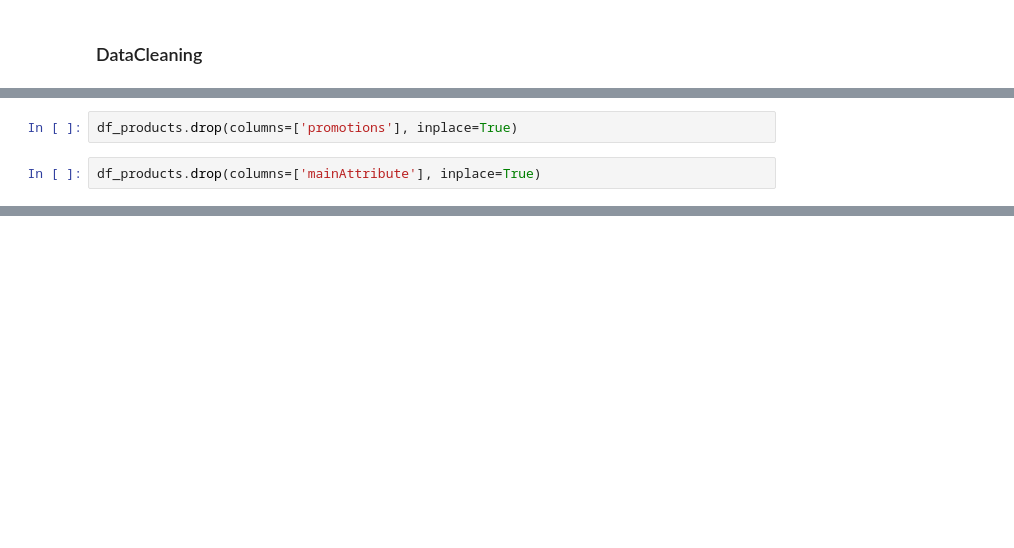
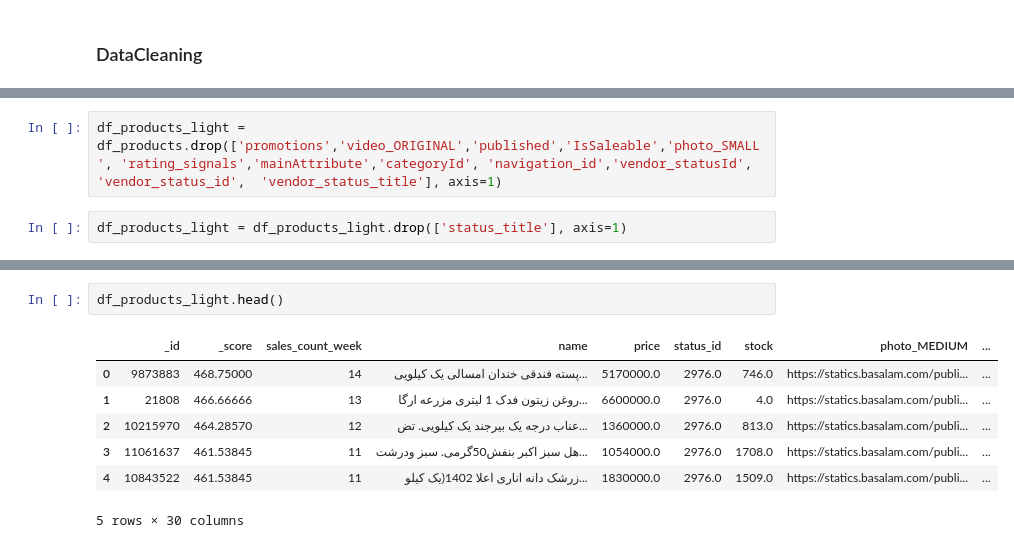
Before and after one commit to AmiinGholami/Basalam, a Jupyter notebook: Project.ipynb, the cells around one changed output, grey strips where cells are left out. Drawn from its saved outputs; the diff is of its cells as text; blank space fills up the shorter version.

```diff
--- a/Project.ipynb
+++ b/Project.ipynb
@@ -129,4 +126,4 @@ df_products.drop(columns=['video_ORIGINAL'], inplace=True)
-# %%
-df_products.drop(columns=['promotions'], inplace=True)
-# %%
-df_products.drop(columns=['mainAttribute'], inplace=True)
+# %%
+df_products_light = df_products.drop(['promotions','video_ORIGINAL','published','IsSaleable','photo_SMALL', 'rating_signals','mainAttribute','categoryId', 'navigation_id','vendor_statusId', 'vendor_status_id',  'vendor_status_title'], axis=1)
+# %%
+df_products_light = df_products_light.drop(['status_title'], axis=1)
@@ -132,0 +150,10 @@ df_products.drop(columns=['mainAttribute'], inplace=True)
+# %%
+df_products_light.head()
+# %% [output]
+|  | _id | _score | sales_count_week | name | price | status_id | stock | photo_MEDIUM | ... |
+| 0 | 9873883 | 468.75000 | 14 | پسته فندقی خندان امسالی یک کیلویی... | 5170000.0 | 2976.0 | 746.0 | https://statics.basalam.com/publi... | ... |
+| 1 | 21808 | 466.66666 | 13 | روغن زیتون فدک 1 لیتری مزرعه ارگا... | 6600000.0 | 2976.0 | 4.0 | https://statics.basalam.com/publi... | ... |
+| 2 | 10215970 | 464.28570 | 12 | عناب درجه یک بیرجند یک کیلویی. تض... | 1360000.0 | 2976.0 | 813.0 | https://statics.basalam.com/publi... | ... |
+| 3 | 11061637 | 461.53845 | 11 | هل سبز اکبر بنفش50گرمی. سبز ودرشت... | 1054000.0 | 2976.0 | 1708.0 | https://statics.basalam.com/publi... | ... |
+| 4 | 10843522 | 461.53845 | 11 | زرشک دانه اناری اعلا 1402(یک کیلو... | 1830000.0 | 2976.0 | 1509.0 | https://statics.basalam.com/publi... | ... |
+5 rows × 30 columns
```
Also changed, not shown: parts of 23 cells of this notebook.
